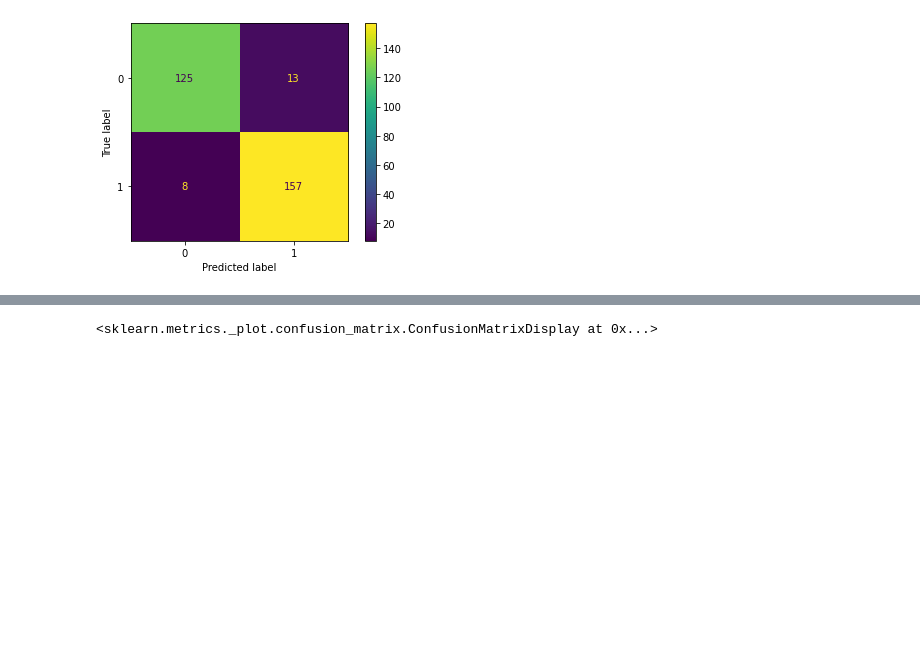
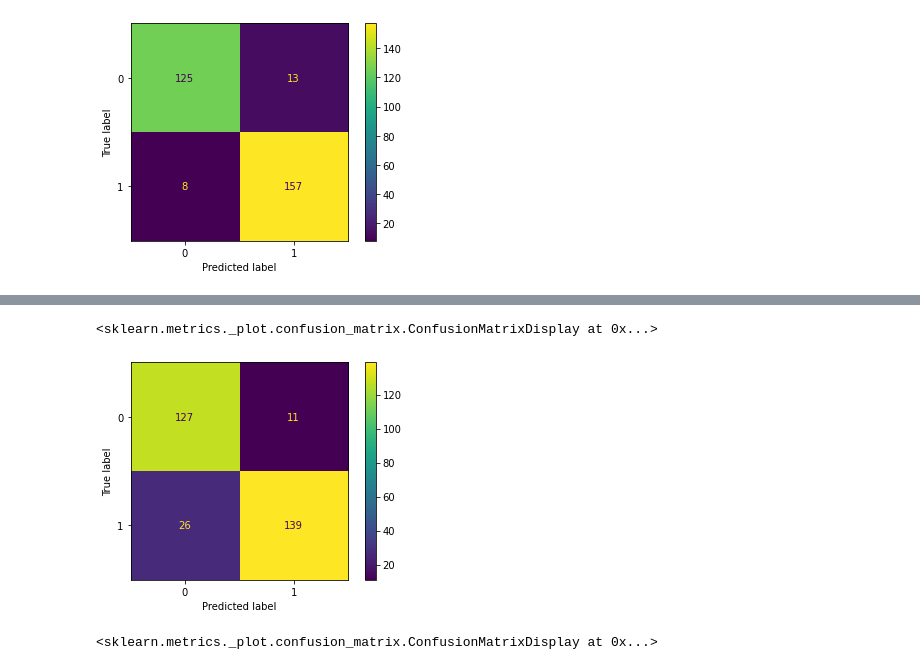
Before and after one commit to thrasher995/thrasher995.github.io, a Jupyter notebook: _data/_notebooks/classification_withCalibration_example.ipynb, the cells around one changed output, grey strips where cells are left out. Drawn from its saved outputs; the diff is of its cells as text; code cells hidden in the pictures; blank space fills up the shorter version.

```diff
--- a/_data/_notebooks/classification_withCalibration_example.ipynb
+++ b/_data/_notebooks/classification_withCalibration_example.ipynb
@@ -58,8 +58,11 @@ RandomForestClassifier()
 Instantiating Calibration Model:
 # %%
 from sklearn.calibration import CalibratedClassifierCV
-cal_model = CalibratedClassifierCV(model,method="sigmoid",cv=5)
+# 2 models are created to observe how sigmoid & isotonic models perform
+sig_model = CalibratedClassifierCV(model,method="sigmoid",cv=5)
+iso_model = CalibratedClassifierCV(model,method="isotonic",cv=5)
 # %%
-# Fitting validation dataset to calibration model using fit () method
-cal_model.fit(X_valid, Y_valid)
+# Fitting validation dataset to calibration models using fit () method
+sig_model.fit(X_valid, Y_valid)
+iso_model.fit(X_valid, Y_valid)
 # %% [output]
@@ -219,3 +208,9 @@ ConfusionMatrixDisplay.from_estimator(estimator = cal_model, X= X, y=Y)
+# %%
+# Calibrated Model: (Isotonic)
+ConfusionMatrixDisplay.from_estimator(estimator = iso_model, X= X, y=Y)
+# %% [output]
+<sklearn.metrics._plot.confusion_matrix.ConfusionMatrixDisplay at 0x...>
+[figure, added]
 # %%
 # Using from_predictions - Uncalibrated Model:
 ConfusionMatrixDisplay.from_predictions(y_true = Y_test, y_pred = Y_pred)
```
Also changed, not shown: parts of 32 cells of this notebook.
